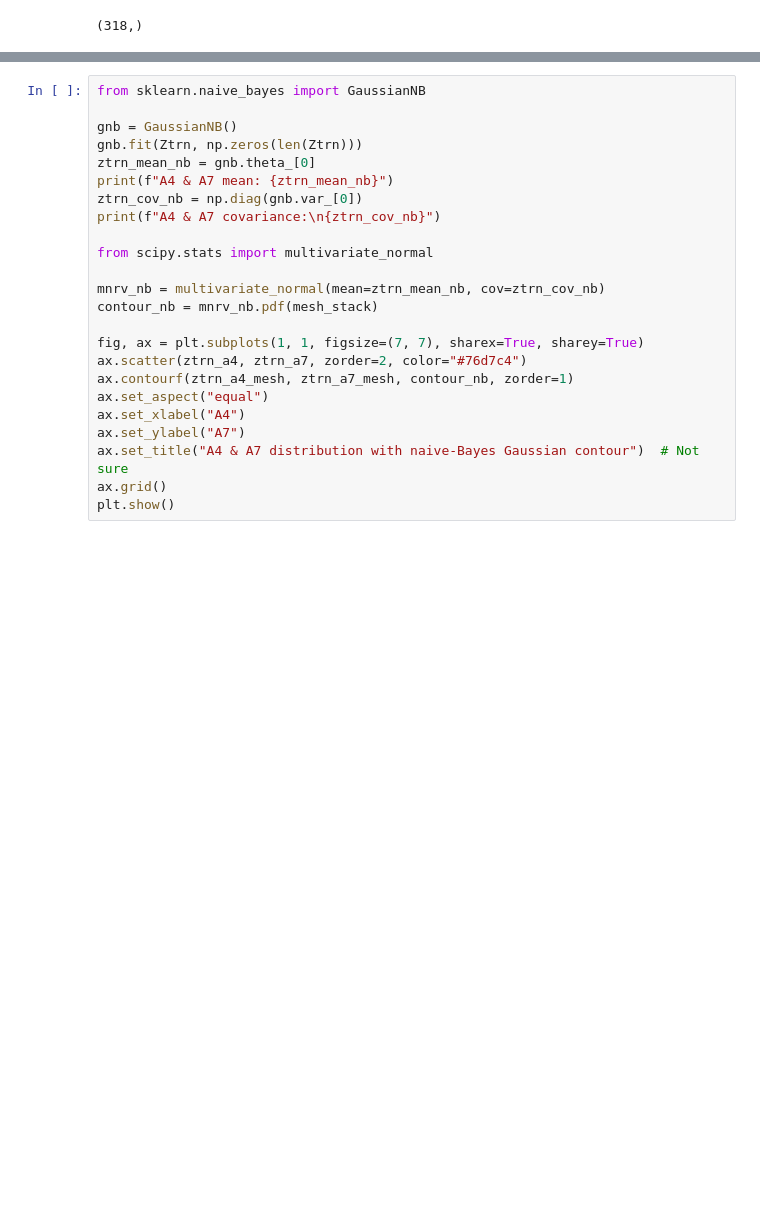
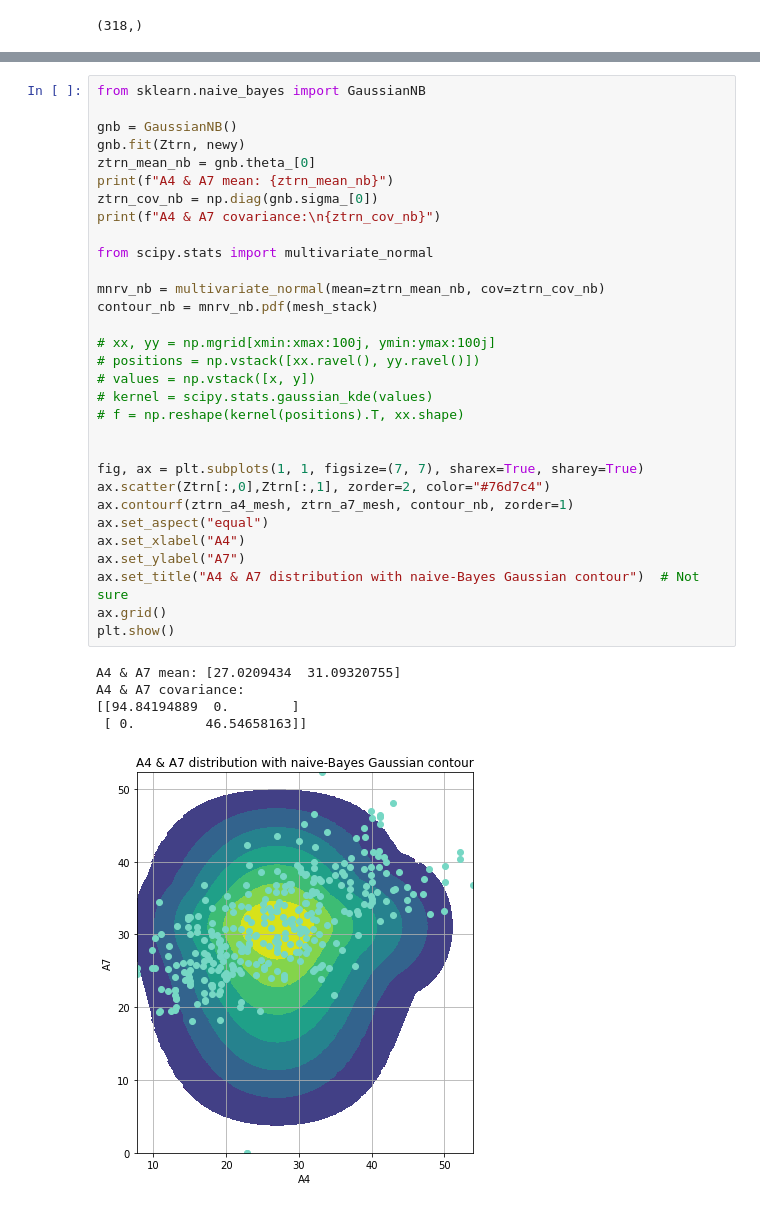
Before and after one commit to johnnymdoubleu/iaml2021-cw2, a Jupyter notebook: iaml212cw2_q1.ipynb, the cells around one changed output, grey strips where cells are left out. Saved outputs shown, nothing was run; the diff lists cells and outputs as text; blank space fills up the shorter version.

```diff
--- a/iaml212cw2_q1.ipynb
+++ b/iaml212cw2_q1.ipynb
@@ -551,24 +560,37 @@ MultinomialNB()
 # %%
 from sklearn.naive_bayes import GaussianNB
 
 gnb = GaussianNB()
-gnb.fit(Ztrn, np.zeros(len(Ztrn)))
+gnb.fit(Ztrn, newy)
 ztrn_mean_nb = gnb.theta_[0]
 print(f"A4 & A7 mean: {ztrn_mean_nb}")
-ztrn_cov_nb = np.diag(gnb.var_[0])
+ztrn_cov_nb = np.diag(gnb.sigma_[0])
 print(f"A4 & A7 covariance:\n{ztrn_cov_nb}")
 
 from scipy.stats import multivariate_normal
 
 mnrv_nb = multivariate_normal(mean=ztrn_mean_nb, cov=ztrn_cov_nb)
 contour_nb = mnrv_nb.pdf(mesh_stack)
 
+# xx, yy = np.mgrid[xmin:xmax:100j, ymin:ymax:100j]
+# positions = np.vstack([xx.ravel(), yy.ravel()])
+# values = np.vstack([x, y])
+# kernel = scipy.stats.gaussian_kde(values)
+# f = np.reshape(kernel(positions).T, xx.shape)
+
+
 fig, ax = plt.subplots(1, 1, figsize=(7, 7), sharex=True, sharey=True)
-ax.scatter(ztrn_a4, ztrn_a7, zorder=2, color="#76d7c4")
+ax.scatter(Ztrn[:,0],Ztrn[:,1], zorder=2, color="#76d7c4")
 ax.contourf(ztrn_a4_mesh, ztrn_a7_mesh, contour_nb, zorder=1)
 ax.set_aspect("equal")
 ax.set_xlabel("A4")
 ax.set_ylabel("A7")
 ax.set_title("A4 & A7 distribution with naive-Bayes Gaussian contour")  # Not sure
 ax.grid()
 plt.show()
+# %% [output]
+A4 & A7 mean: [27.0209434  31.09320755]
+A4 & A7 covariance:
+[[94.84194889  0.        ]
+ [ 0.         46.54658163]]
+[figure, added]
```
Also changed, not shown: parts of 11 cells of this notebook, 7 other files.
